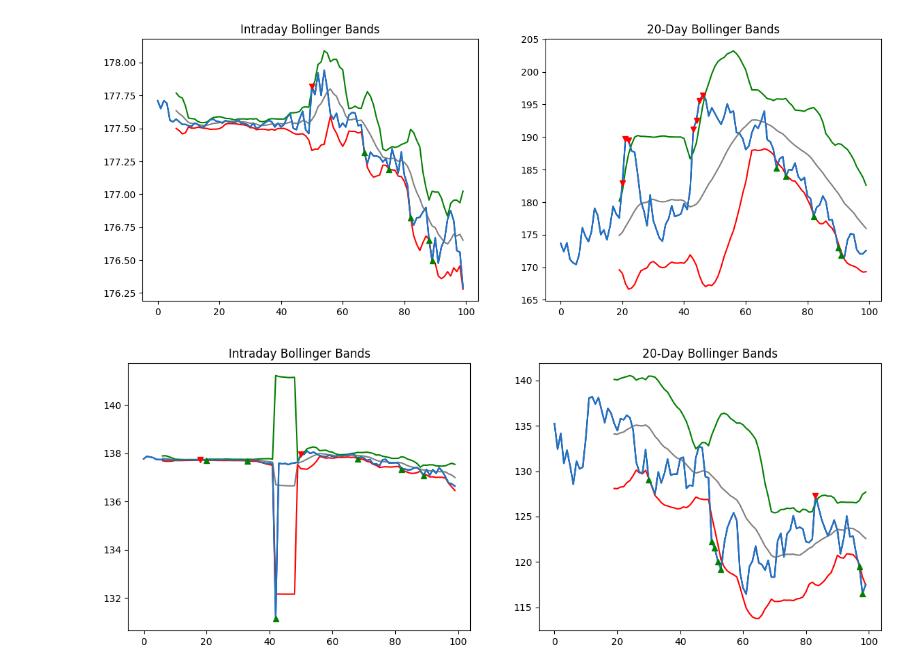
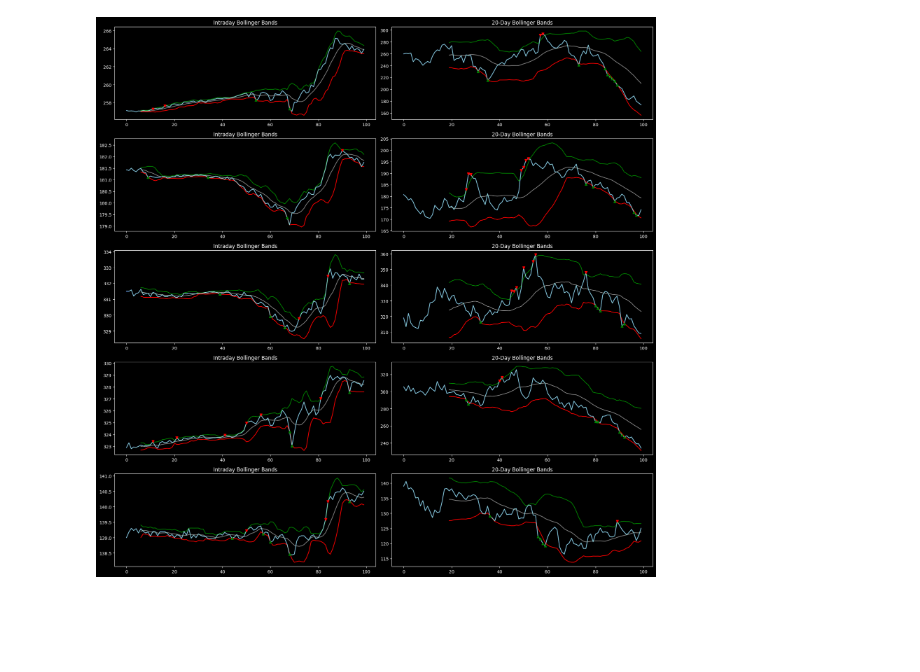
Before and after one commit to AMEY-GAIKAR/StockY, a Jupyter notebook: test.ipynb, the cells around one changed output. Drawn from its saved outputs; the diff is of its cells as text; code cells hidden in the pictures; blank space fills up the shorter version.

```diff
--- a/test.ipynb
+++ b/test.ipynb
@@ -11,35 +36,53 @@ from helper_functions.extra import *
 # %%
-df_aapl_intraday = load_file('AAPL_intraday.csv')
-df_msft_intraday = load_file('MSFT_intraday.csv')
-df_googl_intraday = load_file('GOOGL_intraday.csv')
-df_meta_intraday = load_file('META_intraday.csv')
+df_aapl_intraday = load_file('intraday_data/AAPL_intraday.csv')
+df_msft_intraday = load_file('intraday_data/MSFT_intraday.csv')
+df_googl_intraday = load_file('intraday_data/GOOGL_intraday.csv')
+df_meta_intraday = load_file('intraday_data/META_intraday.csv')
+df_tsla_intraday = load_file('intraday_data/TSLA_intraday.csv')
 
-df_aapl_daily = load_file('AAPL_daily.csv')
-df_msft_daily = load_file('MSFT_daily.csv')
-df_googl_daily = load_file('GOOGL_daily.csv')
-df_meta_daily = load_file('META_daily.csv')
+df_aapl_daily = load_file('daily_data/AAPL_daily.csv')
+df_msft_daily = load_file('daily_data/MSFT_daily.csv')
+df_googl_daily = load_file('daily_data/GOOGL_daily.csv')
+df_meta_daily = load_file('daily_data/META_daily.csv')
+df_tsla_daily = load_file('daily_data/TSLA_daily.csv')
 
 aapl = Entity(df_daily=df_aapl_daily, df_intraday=df_aapl_intraday)
 meta = Entity(df_intraday=df_meta_intraday, df_daily=df_meta_daily)
 googl = Entity(df_intraday=df_googl_intraday, df_daily=df_googl_daily)
 msft = Entity(df_daily=df_msft_daily, df_intraday=df_msft_intraday)
+tsla = Entity(df_intraday=df_tsla_intraday, df_daily=df_tsla_daily)
-# %%
-plt.figure(figsize=(14,5))
-plt.subplot(1,2,1)
-aapl.plot_bollinger_bands_intraday()
-aapl.plot_points_intraday()
-plt.subplot(1,2,2)
-aapl.plot_bollinger_bands_daily()
-aapl.plot_points_daily()
-# %% [output]
-[figure, removed]
-# %%
-plt.figure(figsize=(14,5))
-plt.subplot(1,2,1)
-googl.plot_bollinger_bands_intraday()
-googl.plot_points_intraday()
-plt.subplot(1,2,2)
-googl.plot_bollinger_bands_daily()
-googl.plot_points_daily()
-# %% [output]
-[figure, removed]
+# %%
+plt.figure(figsize=(18,18))
+plt.subplot(5,2,1)
+tsla.plot_bollinger_bands_intraday()
+tsla.plot_points_intraday()
+plt.subplot(5,2,2)
+tsla.plot_bollinger_bands_daily()
+tsla.plot_points_daily()
+plt.subplot(5,2,3)
+aapl.plot_bollinger_bands_intraday()
+aapl.plot_points_intraday()
+plt.subplot(5,2,4)
+aapl.plot_bollinger_bands_daily()
+aapl.plot_points_daily()
+plt.subplot(5,2,5)
+msft.plot_bollinger_bands_intraday()
+msft.plot_points_intraday()
+plt.subplot(5,2,6)
+msft.plot_bollinger_bands_daily()
+msft.plot_points_daily()
+plt.subplot(5,2,7)
+meta.plot_bollinger_bands_intraday()
+meta.plot_points_intraday()
+plt.subplot(5,2,8)
+meta.plot_bollinger_bands_daily()
+meta.plot_points_daily()
+plt.subplot(5,2,9)
+googl.plot_bollinger_bands_intraday()
+googl.plot_points_intraday()
+plt.subplot(5,2,10)
+googl.plot_bollinger_bands_daily()
+googl.plot_points_daily()
+plt.tight_layout()
+# %% [output]
+[figure, added]
```
Also changed, not shown: parts of 11 cells of this notebook, 4 other files.
